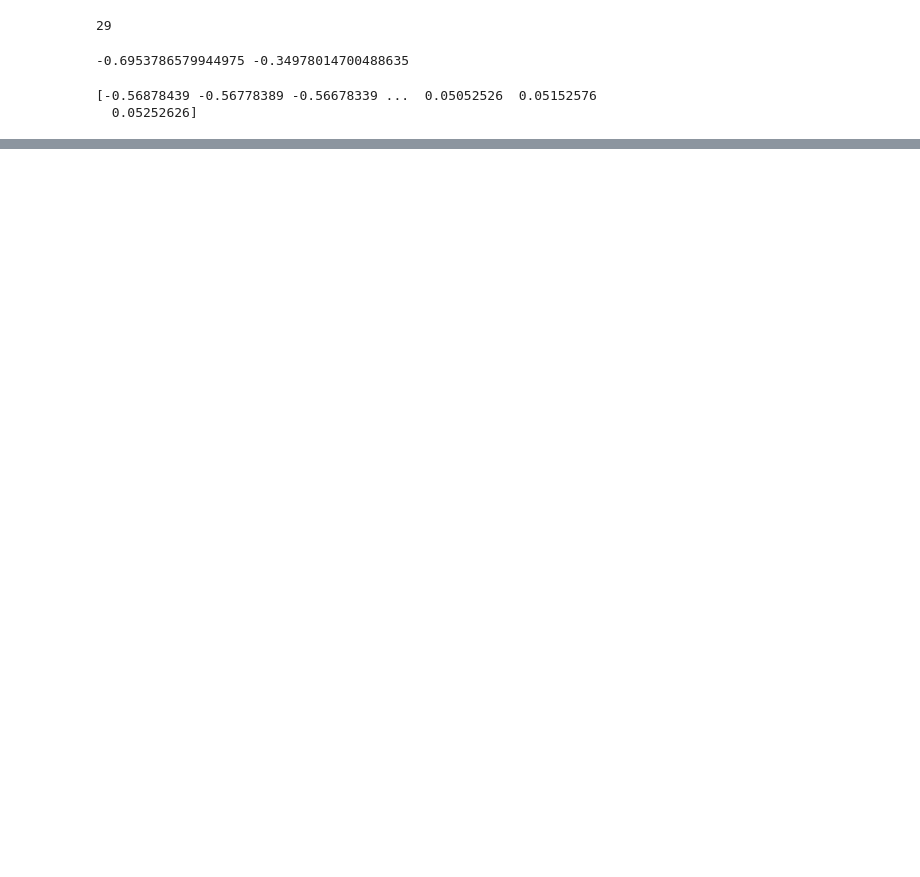
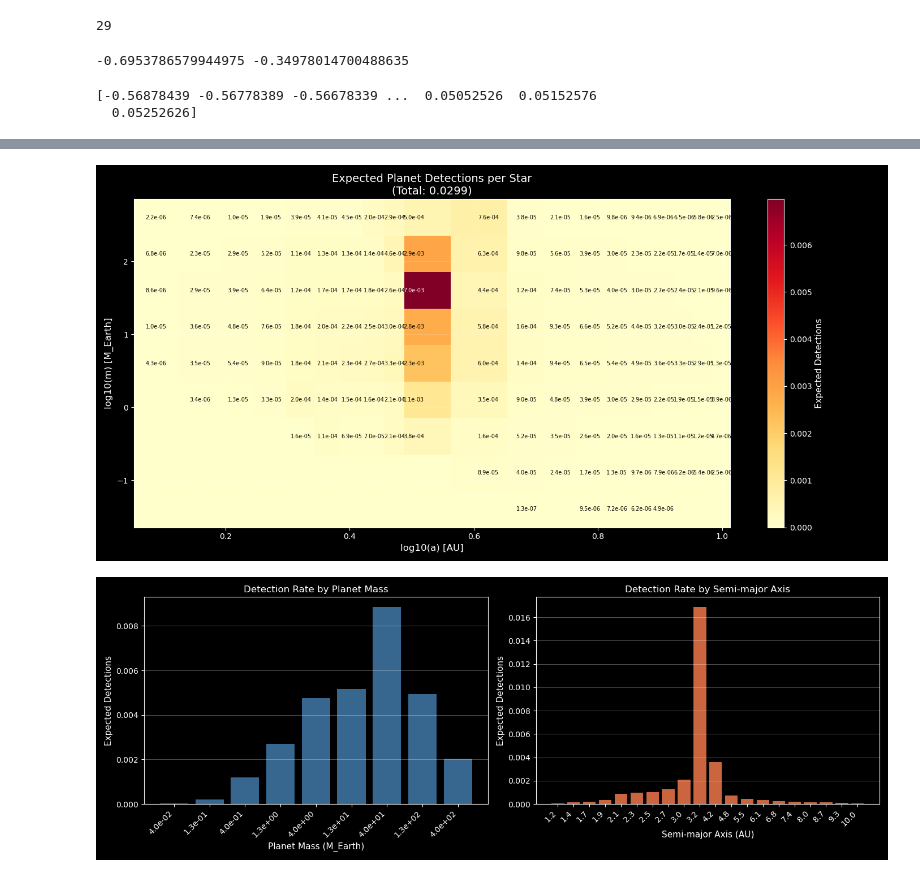
Before and after one commit to ArjunMurlidhar/circumbinary_microlensing, a Jupyter notebook: code/circumbinary_caustics.ipynb, the cells around one changed output, grey strips where cells are left out. Drawn from its saved outputs; the diff is of its cells as text; code cells hidden in the pictures; blank space fills up the shorter version.

```diff
--- a/code/circumbinary_caustics.ipynb
+++ b/code/circumbinary_caustics.ipynb
@@ -734,0 +1244,58 @@ print(x_axis)
+# %%
+# Visualize detection rate as a heatmap
+
+fig, ax = plt.subplots(1, 1, figsize=(14, 7))
+
+# Use log scales for axes
+log_a_bins = np.log10(a_bins)
+log_m_bins = np.log10(m_bins)
+
+# Plot heatmap
+im = ax.pcolormesh(log_a_bins, log_m_bins, detection_grid, shading='nearest', cmap='YlOrRd')
+ax.set_xlabel('log10(a) [AU]', fontsize=12)
+ax.set_ylabel('log10(m) [M_Earth]', fontsize=12)
+ax.set_title(f'Expected Planet Detections per Star\n(Total: {grand_total:.4f})', fontsize=14)
+
+cbar = plt.colorbar(im, ax=ax)
+cbar.set_label('Expected Detections', fontsize=11)
+
+# Add grid
+ax.grid(True, alpha=0.3, linestyle='--', linewidth=0.5)
+
+# Add text annotations for non-zero cells
+for i in range(len(log_a_bins)):
+    for j in range(len(log_m_bins)):
+        if detection_grid[j, i] > 0:
+            text_color = 'white' if detection_grid[j, i] > np.max(detection_grid)/2 else 'black'
+            ax.text(log_a_bins[i], log_m_bins[j], f'{detection_grid[j, i]:.1e}',
+                   ha='center', va='center', fontsize=7, color=text_color)
+
+plt.tight_layout()
+plt.show()
+
+# Also show detection rate by mass only and by semi-major axis only
+fig, (ax1, ax2) = plt.subplots(1, 2, figsize=(14, 5))
+
+# Detection rate by mass
+ax1.bar(range(len(m_bins)), row_totals, color='steelblue', alpha=0.8)
+ax1.set_xticks(range(len(m_bins)))
+ax1.set_xticklabels([f'{m:.1e}' for m in m_bins], rotation=45, ha='right')
+ax1.set_xlabel('Planet Mass (M_Earth)', fontsize=11)
+ax1.set_ylabel('Expected Detections', fontsize=11)
+ax1.set_title('Detection Rate by Planet Mass', fontsize=12)
+ax1.grid(True, alpha=0.3, axis='y')
+
+# Detection rate by semi-major axis
+ax2.bar(range(len(a_bins)), col_totals, color='coral', alpha=0.8)
+ax2.set_xticks(range(len(a_bins)))
+ax2.set_xticklabels([f'{a:.1f}' for a in a_bins], rotation=45, ha='right')
+ax2.set_xlabel('Semi-major Axis (AU)', fontsize=11)
+ax2.set_ylabel('Expected Detections', fontsize=11)
+ax2.set_title('Detection Rate by Semi-major Axis', fontsize=12)
+ax2.grid(True, alpha=0.3, axis='y')
+
+plt.tight_layout()
+plt.show()
+# %% [output]
+[figure, added]
+[figure, added]
```
Also changed, not shown: parts of 23 cells of this notebook, 1 other file.
